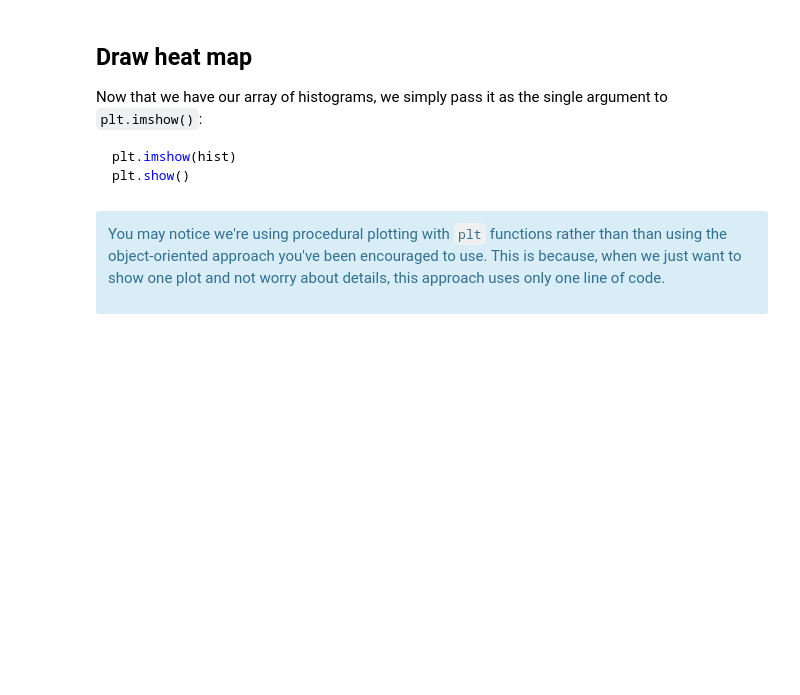
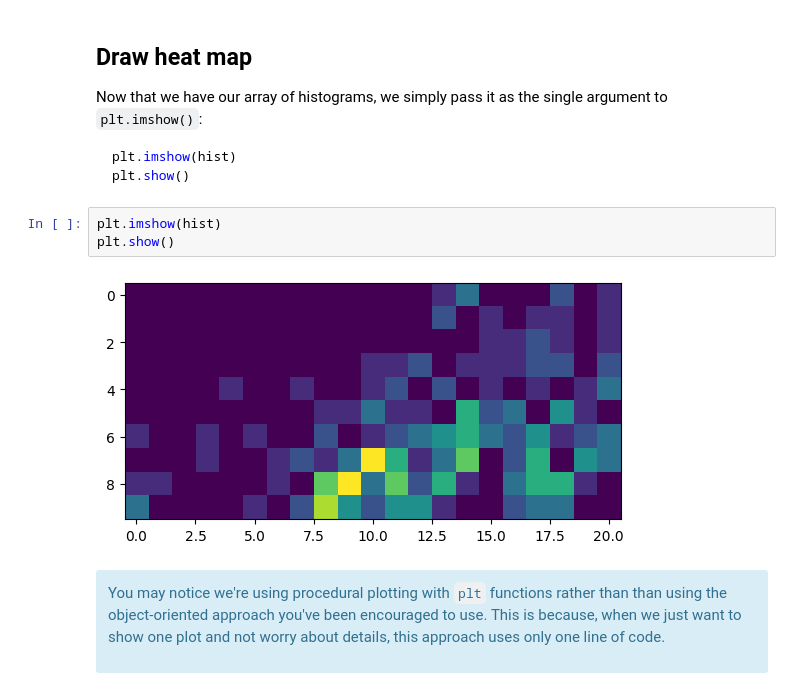
Before and after one commit to dm748329/Single-Unit-Data, a Jupyter notebook: 3 - heat_maps.ipynb, the cells around one changed output. Cells and saved outputs as stored; diff of their text form; blank space fills up the shorter version.

```diff
--- a/3 - heat_maps.ipynb
+++ b/3 - heat_maps.ipynb
@@ -162,6 +162,11 @@ Now that we have our array of histograms, we simply pass it as the single argume
 plt.imshow(hist)
 plt.show()
 ~~~
+# %%
+plt.imshow(hist)
+plt.show()
+# %% [output]
+[figure, added]
 # %% [markdown]
 <div class="alert alert-block alert-info">
 
```
Also changed, not shown: parts of 2 cells of this notebook.
